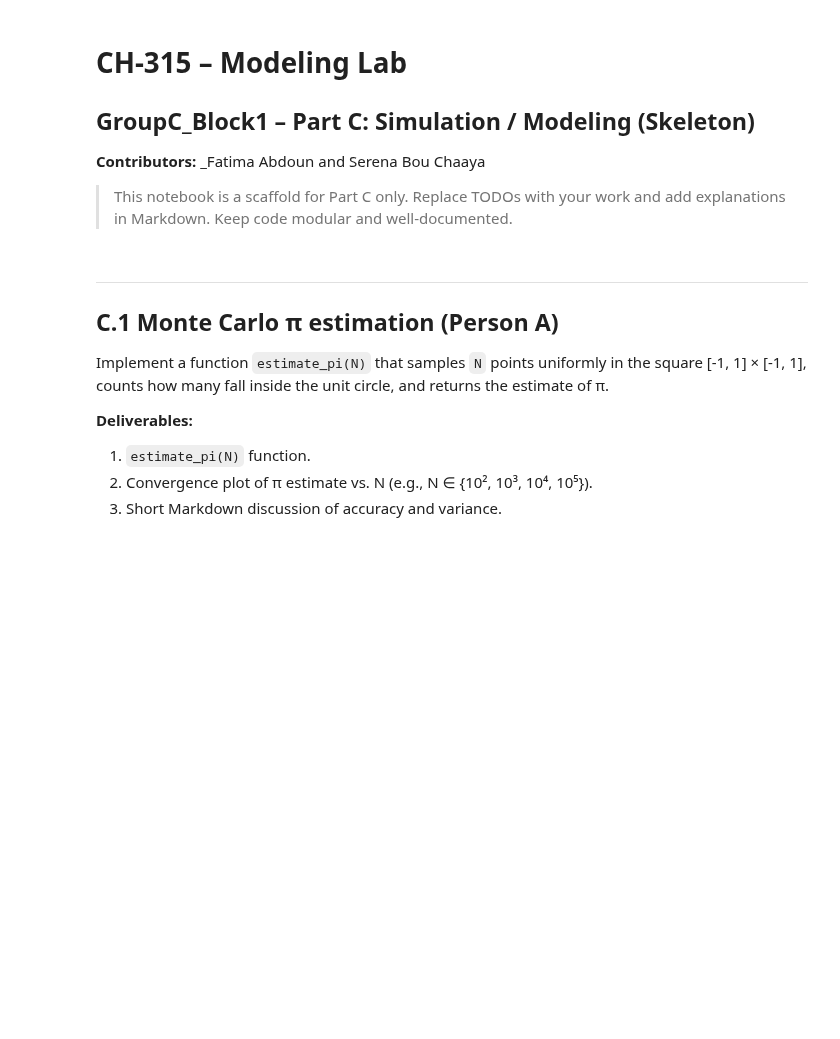
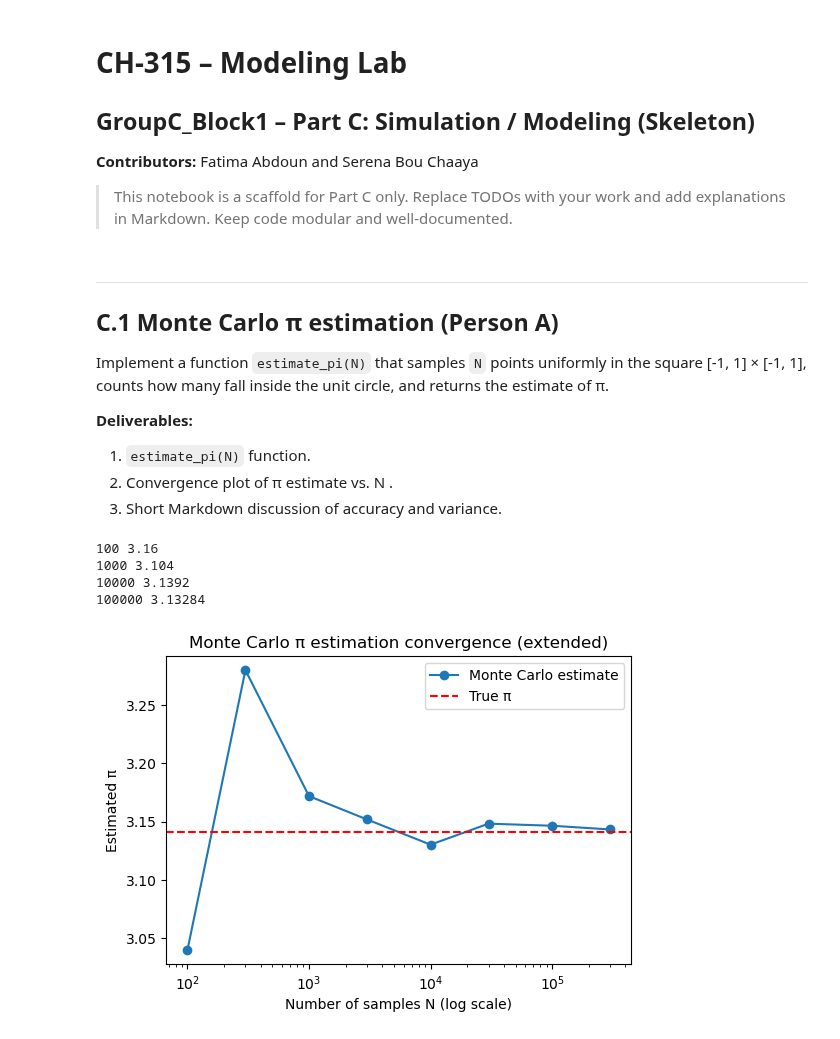
Before and after one commit to SerenaBouChaaya/modeling-lab-block-2-assignment-1, a Jupyter notebook: BLOCK1/PARTC.ipynb, the cells around one changed output. Cells and saved outputs as stored; diff of their text form; code cells hidden in the pictures; blank space fills up the shorter version.

```diff
--- a/BLOCK1/PARTC.ipynb
+++ b/BLOCK1/PARTC.ipynb
@@ -2,7 +2,7 @@
 # CH-315 – Modeling Lab
 ## GroupC_Block1 – **Part C: Simulation / Modeling** (Skeleton)
 
-**Contributors:** _Fatima Abdoun and Serena Bou Chaaya
+**Contributors:** Fatima Abdoun and Serena Bou Chaaya
 
 > This notebook is a scaffold for Part C only. Replace TODOs with your work and add explanations in Markdown. Keep code modular and well-documented.
 # %% [markdown]
@@ -12,6 +12,6 @@ Implement a function `estimate_pi(N)` that samples `N` points uniformly in the s
 
 **Deliverables:**
 1. `estimate_pi(N)` function.
-2. Convergence plot of π estimate vs. N (e.g., N ∈ {10², 10³, 10⁴, 10⁵}).
+2. Convergence plot of π estimate vs. N .
 3. Short Markdown discussion of accuracy and variance.
 # %%
@@ -49,21 +44,24 @@ def estimate_pi(N: int, rng=None) -> float:
+# %%
+for N in [100, 1000, 10000, 100000]:
+    print(N, estimate_pi(N))
+# %% [output]
+100 3.16
+1000 3.104
+10000 3.1392
+100000 3.13284
 # %%
-# C.1 – Convergence experiment (Person A)
-Ns = [10**2, 10**3, 10**4, 10**5]
-pi_estimates = []
+Ns = [100, 300, 1000, 3000, 10000, 30000, 100000, 300000]
+pi_estimates = [estimate_pi(N) for N in Ns]
 
-# TODO: run estimate_pi for each N and collect results into pi_estimates
-# for N in Ns:
-#     pi_estimates.append(estimate_pi(N, rng=rng))
-
-# Plot: π estimate vs N (log-scale on N is common)
-plt.figure()
-plt.plot(Ns, pi_estimates, marker='o')
-plt.axhline(np.pi, linestyle='--')
+plt.figure(figsize=(6,4))
+plt.plot(Ns, pi_estimates, marker='o', label='Monte Carlo estimate')
+plt.axhline(np.pi, color='r', linestyle='--', label='True π')
 plt.xscale('log')
-plt.xlabel('N (log scale)')
-plt.ylabel('π estimate')
-plt.title('Monte Carlo π estimation – convergence')
+plt.xlabel('Number of samples N (log scale)')
+plt.ylabel('Estimated π')
+plt.title('Monte Carlo π estimation convergence (extended)')
+plt.legend()
 plt.show()
-
-# TODO: brief commentary in Markdown cell below about convergence behavior.
+# %% [output]
+[figure, added]
 # %% [markdown]
```
Also changed, not shown: parts of 7 cells of this notebook, 1 other file.
